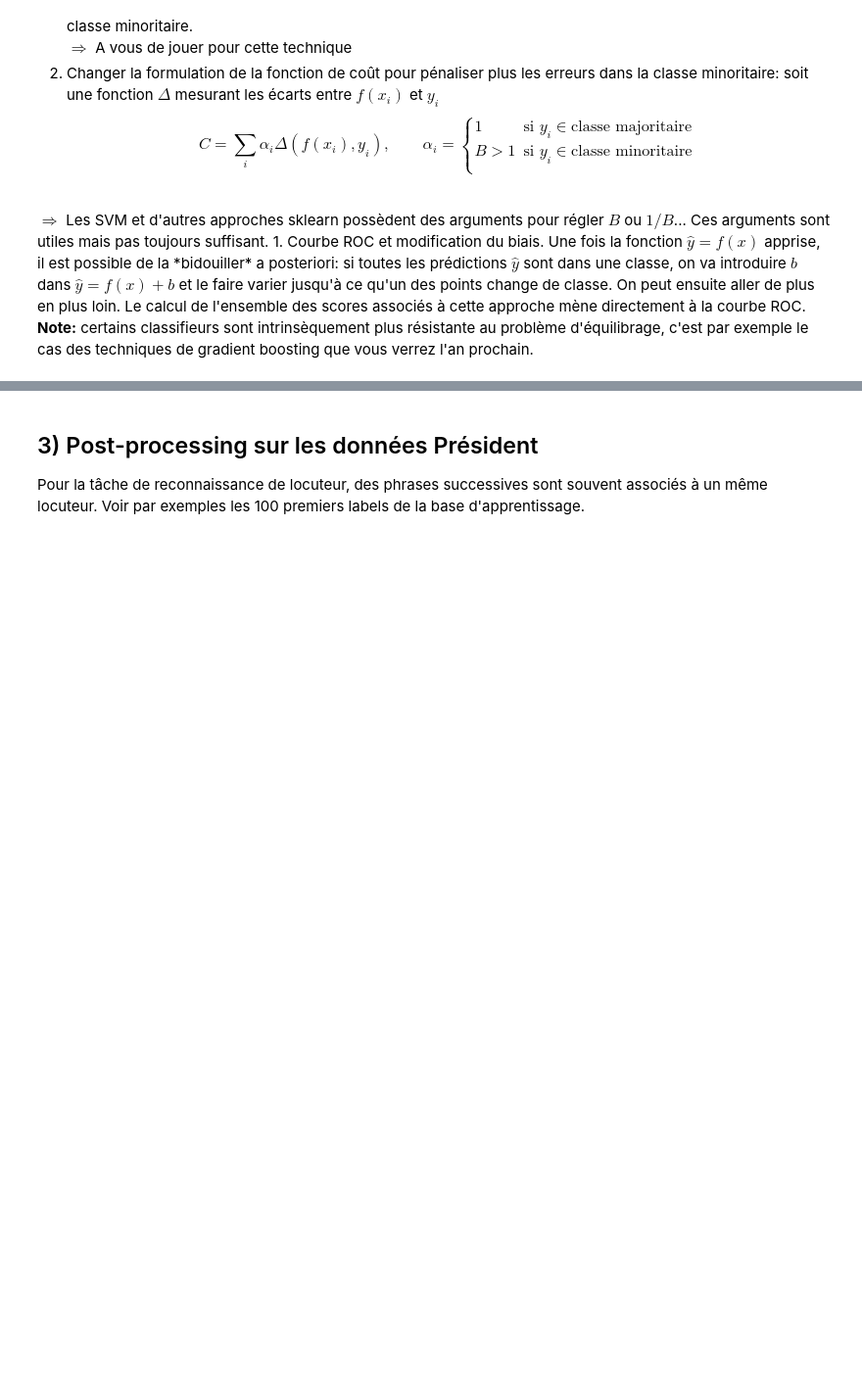
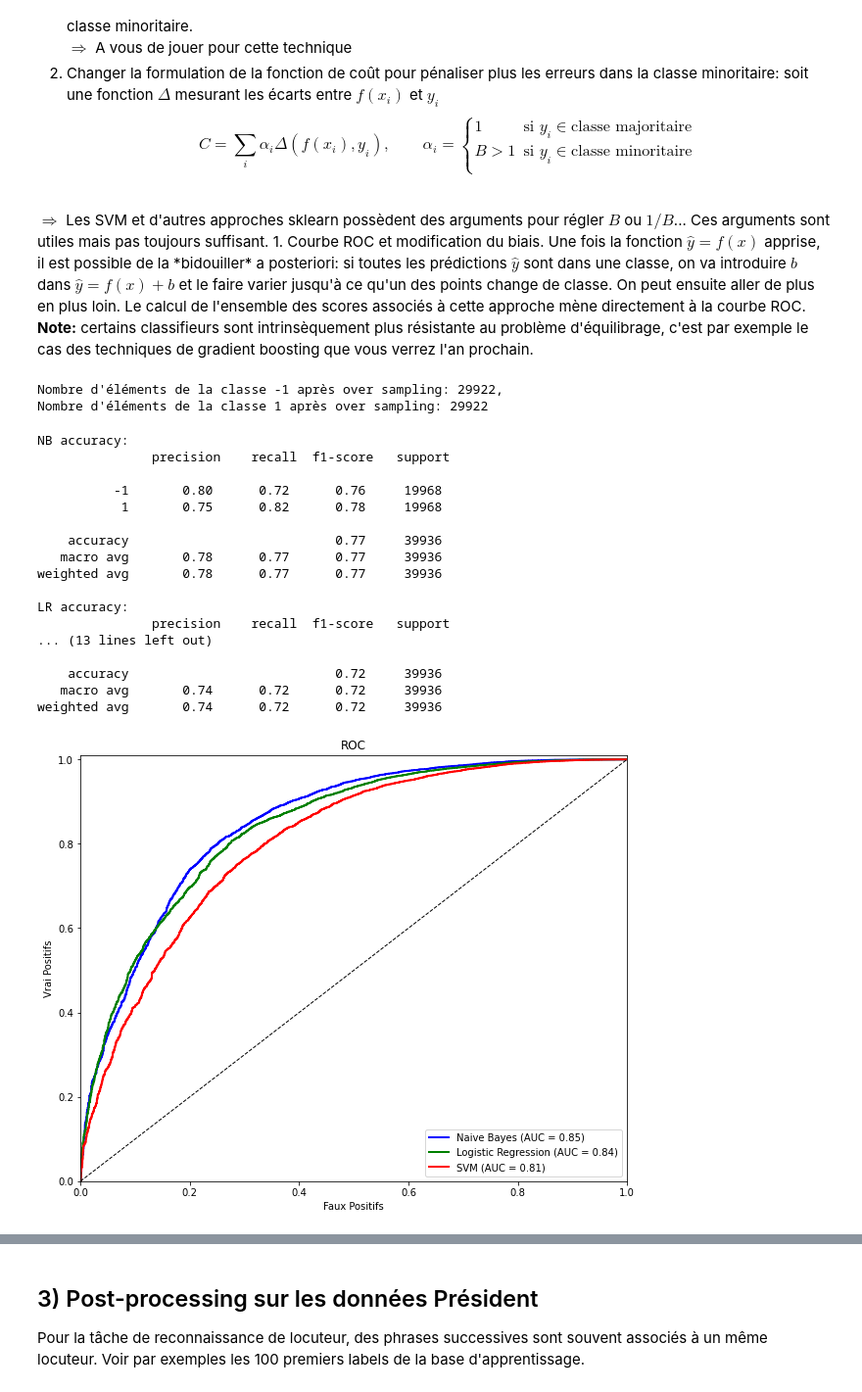
Before and after one commit to TitouanUniLu/projet-RI, a Jupyter notebook: Projet/1_1-BoW-Project.ipynb, the cells around one changed output, grey strips where cells are left out. Shown at 98% size. Drawn from its saved outputs; the diff is of its cells as text; code cells hidden in the pictures; blank space fills up the shorter version.

Commit message:
over sampling: done

```diff
--- a/Projet/1_1-BoW-Project.ipynb
+++ b/Projet/1_1-BoW-Project.ipynb
@@ -560,3 +564,36 @@ B>1 & \text{si } y_i \in \text{classe minoritaire}\\
 Le calcul de l'ensemble des scores associés à cette approche mène directement à la courbe ROC.
 
 **Note:** certains classifieurs sont intrinsèquement plus résistante au problème d'équilibrage, c'est par exemple le cas des techniques de gradient boosting que vous verrez l'an prochain.
+# %%
+''' Oversampling sur la classe -1 (Mitterand), donc on va dupliquer les examples de la classe minoritaire'''
+from imblearn.over_sampling import RandomOverSampler
+over_sampler = RandomOverSampler(sampling_strategy='minority')
+X_over_train, Y_over_train = over_sampler.fit_resample(X_train, y_train) #on fait du over sampling sur les echantillons train et test en bas
+X_over_test, Y_over_test = over_sampler.fit_resample(X_test, y_test)
+print(f'''Nombre d\'éléments de la classe -1 après over sampling: {Y_over_train.count(-1)},
+Nombre d\'éléments de la classe 1 après over sampling: {Y_over_train.count(1)}''')
+assert(Y_over_train.count(-1) == Y_over_train.count(1)) #on verifie que l'over sampling a bien été fait
+
+#on refait des tests sur les modèles avec nos données oversamplées
+tests_models(X_over_train, X_over_test, Y_over_train, Y_over_test)
+# %% [output]
+Nombre d'éléments de la classe -1 après over sampling: 29922,
+Nombre d'éléments de la classe 1 après over sampling: 29922
+NB accuracy:
+               precision    recall  f1-score   support
+
+          -1       0.80      0.72      0.76     19968
+           1       0.75      0.82      0.78     19968
+
+    accuracy                           0.77     39936
+   macro avg       0.78      0.77      0.77     39936
+weighted avg       0.78      0.77      0.77     39936
+
+LR accuracy:
+               precision    recall  f1-score   support
+... (13 lines left out)
+
+    accuracy                           0.72     39936
+   macro avg       0.74      0.72      0.72     39936
+weighted avg       0.74      0.72      0.72     39936
+[figure, added]
```
Also changed, not shown: parts of 8 cells of this notebook.
